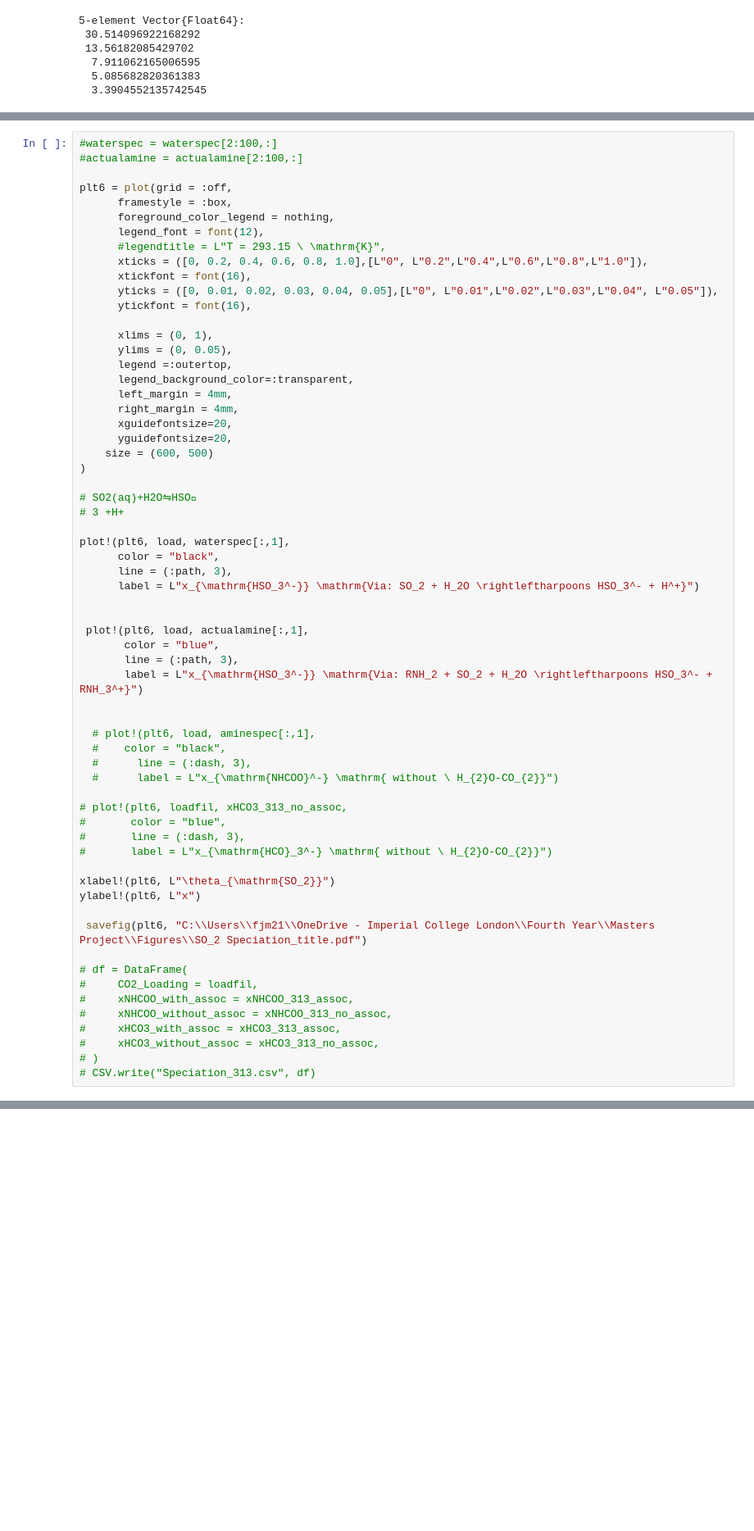
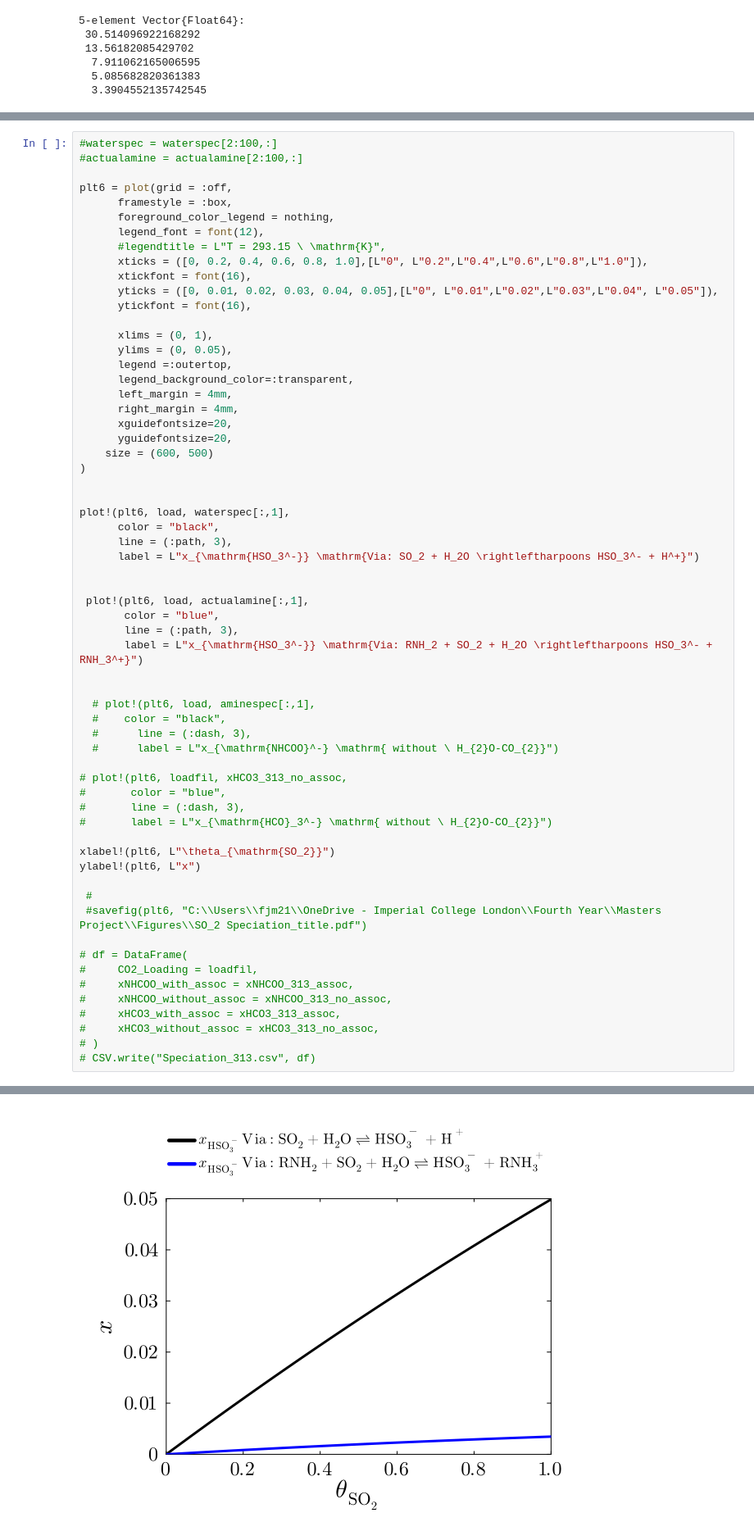
Before and after one commit to freddymartin03/Computational-Thermodynamics-4th-Year-project, a Jupyter notebook: Week 9/SO2_Speciation.ipynb, the cells around one changed output, grey strips where cells are left out. Shown: that part at 82% size. Cells and saved outputs as stored; diff of their text form; blank space fills up the shorter version.

```diff
--- a/Week 9/SO2_Speciation.ipynb
+++ b/Week 9/SO2_Speciation.ipynb
@@ -152,8 +152,6 @@ plt6 = plot(grid = :off,
     size = (600, 500)
 )
 
-# SO2(aq)+H2O⇋HSO􀀀
-# 3 +H+
 
 plot!(plt6, load, waterspec[:,1],
       color = "black",
@@ -180,7 +178,8 @@ plot!(plt6, load, waterspec[:,1],
 xlabel!(plt6, L"\theta_{\mathrm{SO_2}}")
 ylabel!(plt6, L"x")
 
- savefig(plt6, "C:\\Users\\fjm21\\OneDrive - Imperial College London\\Fourth Year\\Masters Project\\Figures\\SO_2 Speciation_title.pdf")
+ #
+ #savefig(plt6, "C:\\Users\\fjm21\\OneDrive - Imperial College London\\Fourth Year\\Masters Project\\Figures\\SO_2 Speciation_title.pdf")
 
 # df = DataFrame(
 #     CO2_Loading = loadfil,
@@ -194,0 +193 @@ ylabel!(plt6, L"x")
+[figure, added]
```
Also changed, not shown: parts of 2 cells of this notebook.
